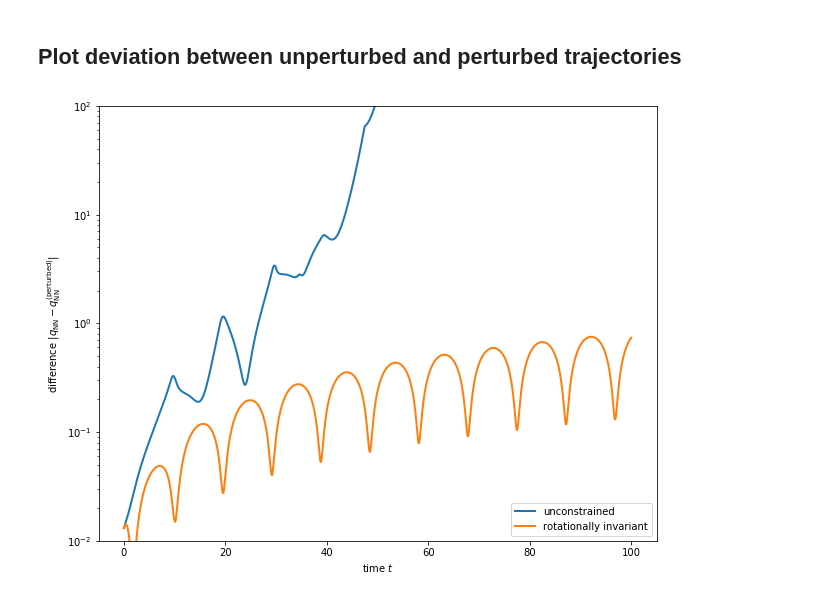
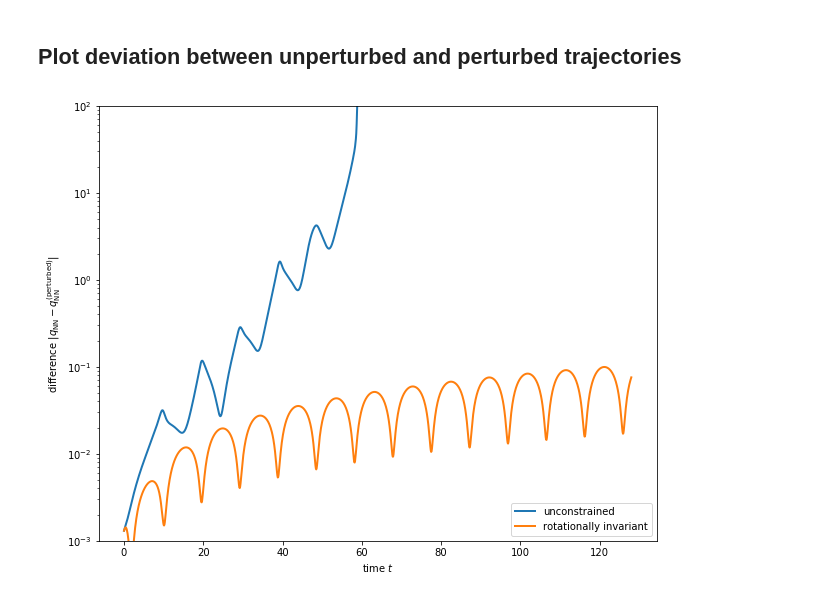
Before and after one commit to eikehmueller/mlconservation_code, a Jupyter notebook: src/EvaluateKeplerModel.ipynb, the cells around one changed output. Drawn from its saved outputs; the diff is of its cells as text; code cells hidden in the pictures.

```diff
--- a/src/EvaluateKeplerModel.ipynb
+++ b/src/EvaluateKeplerModel.ipynb
@@ -26,7 +26,7 @@ The autoreload extension is already loaded. To reload it, use:
 # %%
 dt = 0.1
 # final time
-t_final = 100.0
+t_final = 128.0
 dim = 3
 # Dynamical system for exact integration
 
@@ -42,7 +42,7 @@ kepler_solution = KeplerSolution(
     angular_momentum=angular_momentum,
 )
 initializer = KeplerInitializer(kepler_solution)
-perturbed_initializer = KeplerInitializer(kepler_solution,perturbation=0.01)
+perturbed_initializer = KeplerInitializer(kepler_solution,perturbation=1.E-3)
 
 dynamical_system = KeplerSystem(mass, alpha)
 
@@ -193,22 +196,22 @@ plt.show()
 # %%
 model_label_list = ["","rot"]
 
 label = {"":"unconstrained",
          "rot":"rotationally invariant"}
 
 plt.figure(figsize=(10,8))
 plt.gca()
 ax = plt.gca()
 ax.set_yscale("log")
-ax.set_ylim(1.E-2,100)
+ax.set_ylim(1.E-3,100)
 for model_label in model_label_list:
     q_all_nn = monitors_nn[model_label][0].data
     q_all_nn_perturbed = monitors_nn_perturbed[model_label][0].data
     dq = np.linalg.norm(q_all_nn[:,:]-q_all_nn_perturbed[:,:],axis=0)
     plt.plot(trajectory_generator_nn.t,dq,linewidth=2,label=label[model_label])
 ax.set_xlabel("time $t$")
 ax.set_ylabel(r"difference $|q_{\operatorname{NN}}-q^{(\operatorname{perturbed})}_{\operatorname{NN}}|$")
 plt.legend(loc="lower right")
 plt.show()
 # %% [output]
-[figure, old version]
+[figure, new version]
```
Also changed, not shown: parts of 3 cells of this notebook.
